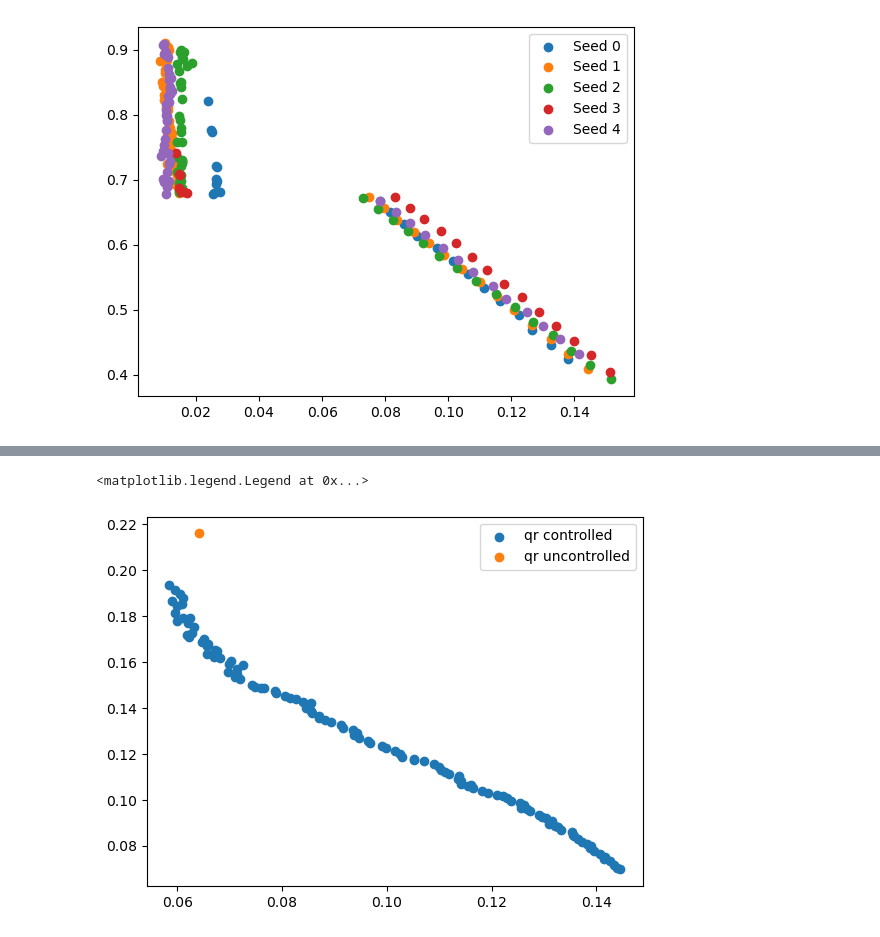
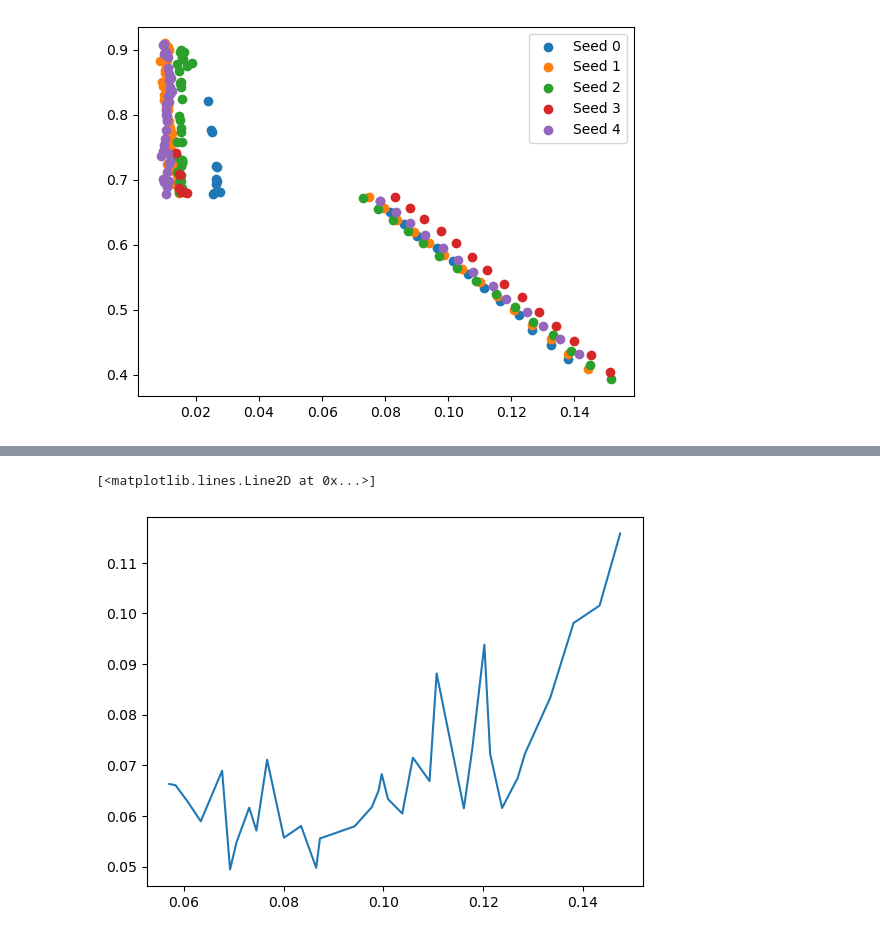
Before and after one commit to Zyxleo123/calibrated-quantile-uq, a Jupyter notebook: test.ipynb, the cells around one changed output, grey strips where cells are left out. Drawn from its saved outputs; the diff is of its cells as text; code cells hidden in the pictures.

```diff
--- a/test.ipynb
+++ b/test.ipynb
@@ -327,11 +241,12 @@ plt.legend()
 # %%
 from plots.plot_utils import load_pickle
-batch_qr_pkl = 'boston_lossbatch_qr_ens1_bootFalse_resFalse_lnFalse_bnFalse_dr0.0_lr0.001_bs64_nl1_hs32_0.pkl'
-qr_data = load_pickle(batch_qr_pkl)
+
+cali_boston_default_pkl = '/home/scratch/yixiz/results/full_wo_calipso/boston/default/boston_lossbatch_cal_ens1_bootFalse_resTrue_lnFalse_bnFalse_dr0.0_lr0.001_bs64_nl2_hs64_2.pkl'
+data = load_pickle(cali_boston_default_pkl)
+
 import matplotlib.pyplot as plt
-plt.scatter(qr_data['te_ece_controlled'], qr_data['te_sharp_score_controlled'], label='qr controlled')
-plt.scatter(qr_data['te_ece'], qr_data['te_sharp_score'], label='qr uncontrolled')
-plt.legend()
+
+plt.plot(data['va_ece_controlled'], data['te_ece_controlled'], label='ece controlled')
 # %% [output]
-<matplotlib.legend.Legend at 0x...>
+[<matplotlib.lines.Line2D at 0x...>]
-[figure, old version]
+[figure, new version]
```
Also changed, not shown: parts of 29 cells of this notebook, 2 other files.
